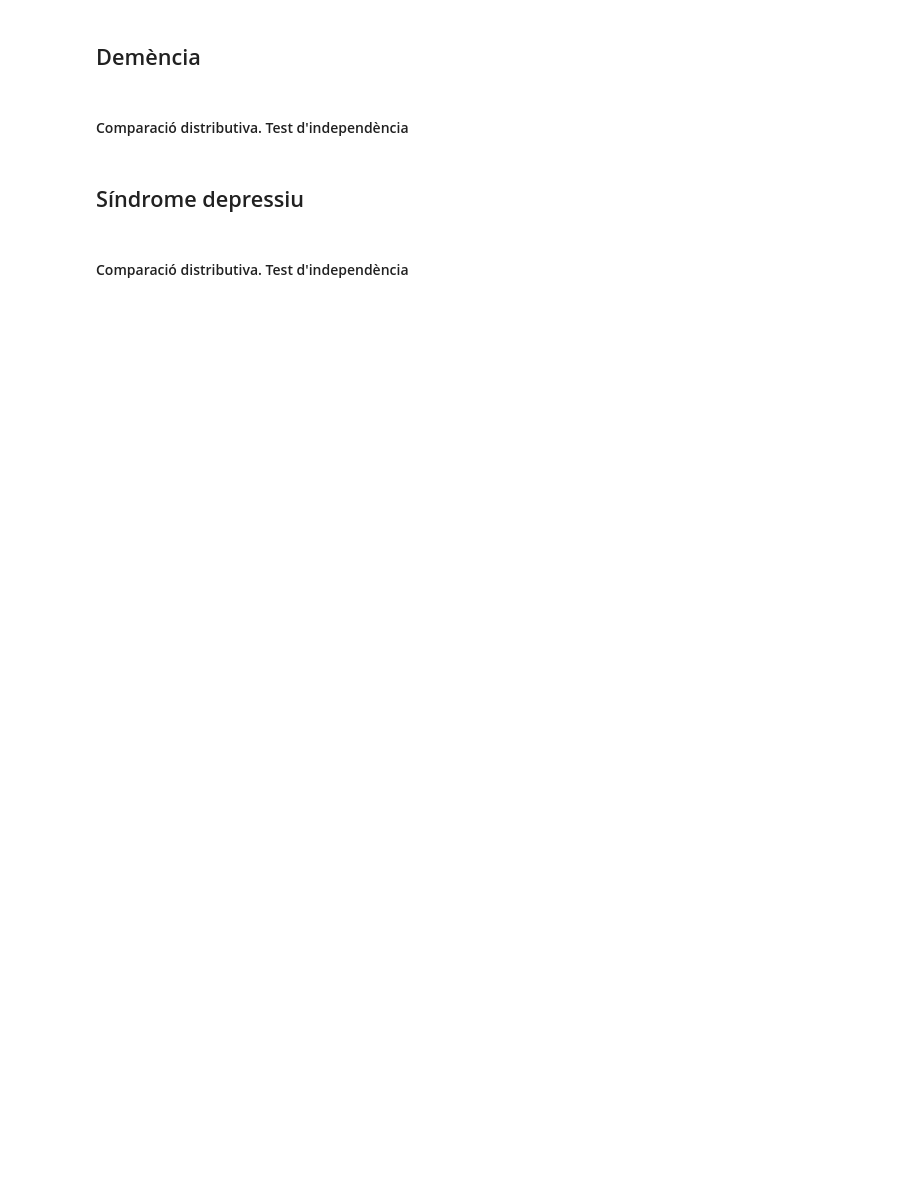
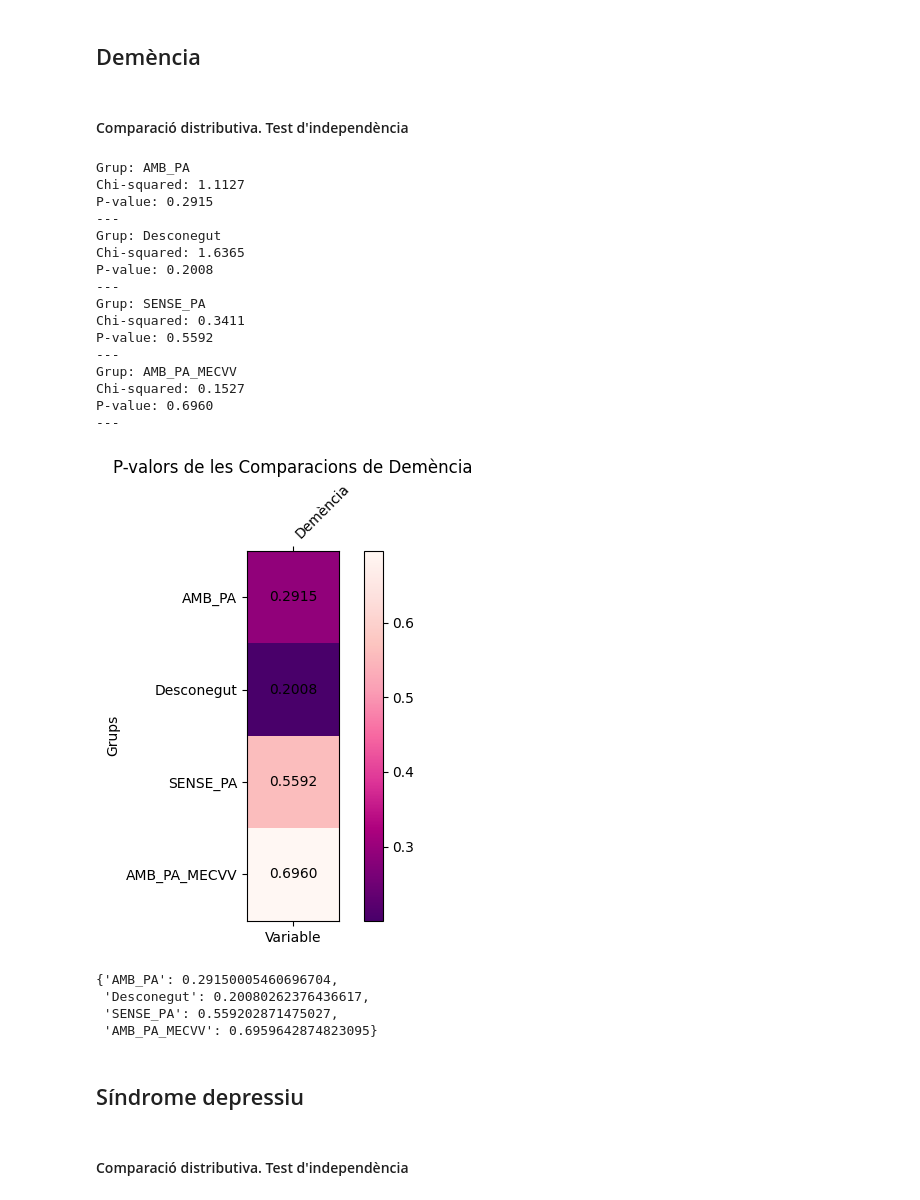
Before and after one commit to MCastelH/PRACTICUM, a Jupyter notebook: sindromes_geriatrics+comorbiditats.ipynb, the cells around one changed output. Saved outputs shown, nothing was run; the diff lists cells and outputs as text; code cells hidden in the pictures; blank space fills up the shorter version.

```diff
--- a/sindromes_geriatrics+comorbiditats.ipynb
+++ b/sindromes_geriatrics+comorbiditats.ipynb
@@ -91,7 +133,29 @@ test_indepe_bin_plot(taula, 'Deliris')
 # %% [markdown]
 #### Comparació distributiva. Test d'independència
 # %%
-test_indepe_bin_plot(taula, 'Demència')
+test_indepe_bin_plot(data_1= TOTAL['split_database'], data_2= TOTAL['Demència'])
+# %% [output]
+Grup: AMB_PA
+Chi-squared: 1.1127
+P-value: 0.2915
+---
+Grup: Desconegut
+Chi-squared: 1.6365
+P-value: 0.2008
+---
+Grup: SENSE_PA
+Chi-squared: 0.3411
+P-value: 0.5592
+---
+Grup: AMB_PA_MECVV
+Chi-squared: 0.1527
+P-value: 0.6960
+---
+[figure, added]
+{'AMB_PA': 0.29150005460696704,
+ 'Desconegut': 0.20080262376436617,
+ 'SENSE_PA': 0.559202871475027,
+ 'AMB_PA_MECVV': 0.6959642874823095}
 # %% [markdown]
 ## Síndrome depressiu
 # %% [markdown]
```
Also changed, not shown: parts of 28 cells of this notebook, 4 other files.
